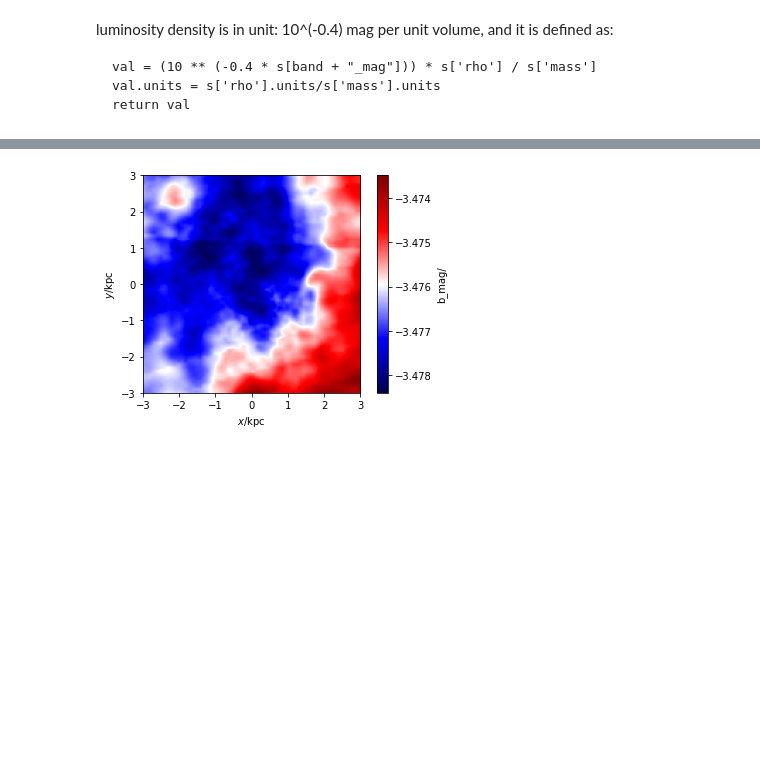
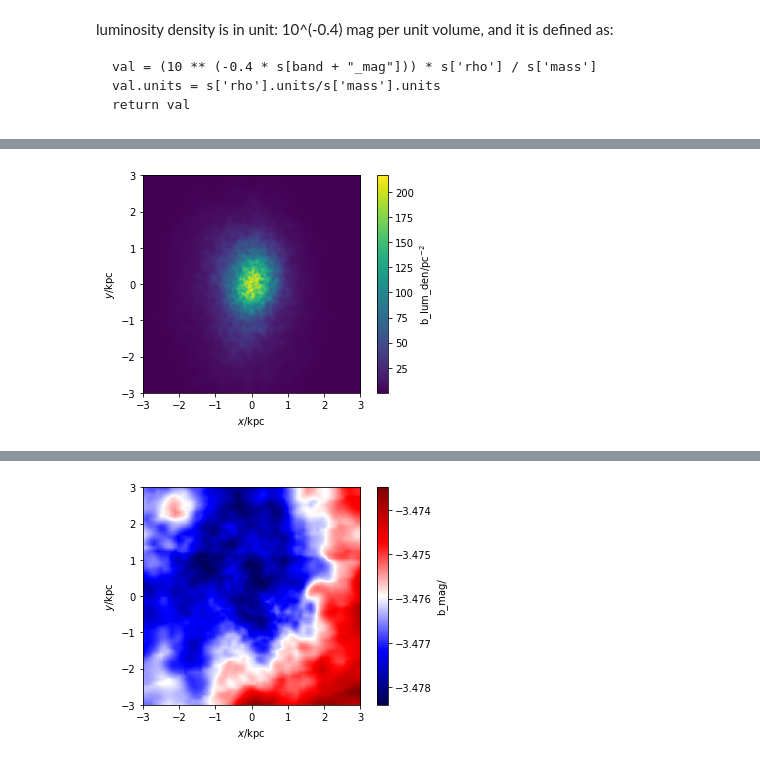
Before and after one commit to elehcim/simulation, a Jupyter notebook: notebooks/Color B-I.ipynb, the cells around one changed output, grey strips where cells are left out. Drawn from its saved outputs; the diff is of its cells as text; code cells hidden in the pictures; blank space fills up the shorter version.

```diff
--- a/notebooks/Color B-I.ipynb
+++ b/notebooks/Color B-I.ipynb
@@ -146,0 +75,4 @@ To use `lum_den_template` it is needed to end the magnitude with the string `_ma
+# %%
+band0_pc2 = pynbody.plot.sph.image(subsnap.s, qty='b_lum_den', units='pc^-2', width=width, log=False, resolution=resolution)
+# %% [output]
+[figure, added]
```
Also changed, not shown: parts of 21 cells of this notebook.
